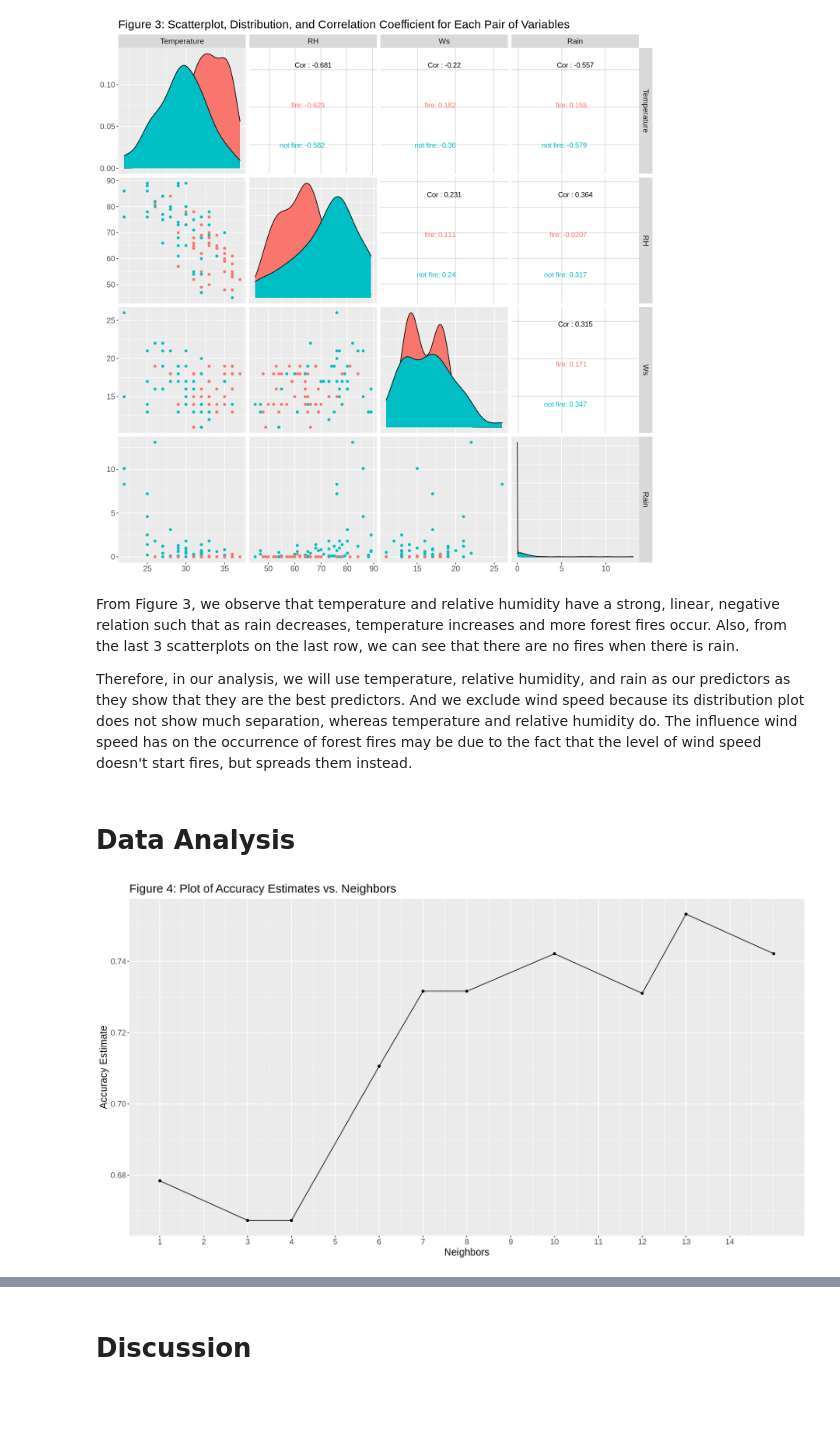
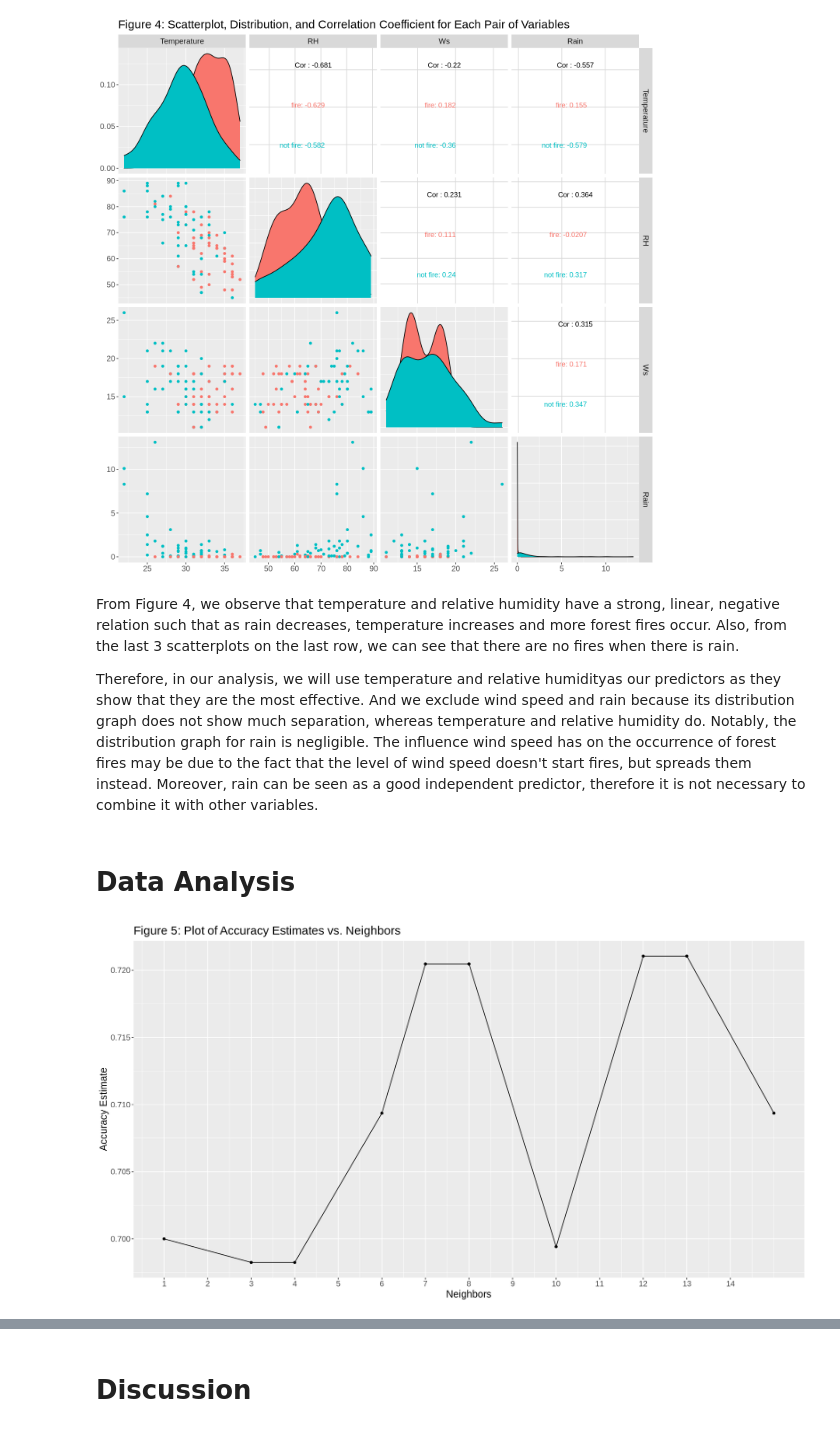
Before and after one commit to a-kong/dsci100-project, a Jupyter notebook: report.ipynb, the cells around one changed output, grey strips where cells are left out. Cells and saved outputs as stored; diff of their text form; code cells hidden in the pictures; blank space fills up the shorter version.

```diff
--- a/report.ipynb
+++ b/report.ipynb
@@ -139,7 +123,7 @@ The table shows that there are $45$ observations labelled as "fire" and $48$ obs
 # Preparing the training data for visualization
 
 # preprocess and standardize data by centering and scaling
-bejaia_recipe <- recipe(Classes ~ Temperature + RH + Rain, data = bejaia_train) %>%
+bejaia_recipe <- recipe(Classes ~ Temperature + RH + Rain + Ws, data = bejaia_train) %>%
                  step_center(all_predictors()) %>%
                  step_scale(all_predictors())
 
@@ -191,49 +184,49 @@ pairs_bejaia
 # %% [output]
 [figure]
 # %% [markdown]
-From Figure 3, we observe that temperature and relative humidity have a strong, linear, negative relation such that as rain decreases, temperature increases and more forest fires occur. Also, from the last 3 scatterplots on the last row, we can see that there are no fires when there is rain.
+From Figure 4, we observe that temperature and relative humidity have a strong, linear, negative relation such that as rain decreases, temperature increases and more forest fires occur. Also, from the last 3 scatterplots on the last row, we can see that there are no fires when there is rain.
 
-Therefore, in our analysis, we will use temperature, relative humidity, and rain as our predictors as they show that they are the best predictors. And we exclude wind speed because its distribution plot does not show much separation, whereas temperature and relative humidity do. The influence wind speed has on the occurrence of forest fires may be due to the fact that the level of wind speed doesn't start fires, but spreads them instead.
+Therefore, in our analysis, we will use temperature and relative humidityas our predictors as they show that they are the most effective. And we exclude wind speed and rain because its distribution graph does not show much separation, whereas temperature and relative humidity do. Notably, the distribution graph for rain is negligible. The influence wind speed has on the occurrence of forest fires may be due to the fact that the level of wind speed doesn't start fires, but spreads them instead. Moreover, rain can be seen as a good independent predictor, therefore it is not necessary to combine it with other variables.
 # %% [markdown]
 # Data Analysis
 # %%
 # Finding the best K
 
 # update the recipe
-bajaia_recipe <- recipe(Classes ~ Temperature + RH + Rain, data = bejaia_train) %>%
+bajaia_recipe <- recipe(Classes ~ Temperature + RH, data = bejaia_train) %>%
                  step_center(all_predictors()) %>%
                  step_scale(all_predictors())
 
 # set up the model
 bejaia_spec <- nearest_neighbor(weight_func = "rectangular", neighbors = tune()) %>%
                set_engine("kknn") %>%
                set_mode("classification")
 
 # perform 5-fold cross-validation
 bejaia_vfold <- vfold_cv(bejaia_train, v = 5, strata = Classes)
 
 bejaia_workflow <- workflow() %>%
                    add_recipe(bejaia_recipe) %>%
                    add_model(bejaia_spec) %>%
                    tune_grid(resamples = bejaia_vfold, grid = 10) %>%
                    collect_metrics()
 
 # determine the accuracy of the classifier
 bejaia_accuracy <- bejaia_workflow %>%
                    filter(.metric == "accuracy")
 
 # plot Accuracy Estimates vs. Neighbours
 options(repr.plot.width = 15, repr.plot.height = 8)
 
 accuracy_plot <- bejaia_accuracy %>%
                  ggplot(aes(x = neighbors, y = mean)) +
                  geom_point() +
                  geom_line() +
-                 ggtitle("Figure 4: Plot of Accuracy Estimates vs. Neighbors") +
+                 ggtitle("Figure 5: Plot of Accuracy Estimates vs. Neighbors") +
                  labs(x = "Neighbors", y = "Accuracy Estimate") +
                  scale_x_continuous(breaks = seq(0, 14, by = 1)) +
                  theme(text = element_text(size = 15))
 accuracy_plot
 # %% [output]
-[figure, old version]
+[figure, new version]
 # %% [markdown]
```
Also changed, not shown: parts of 15 cells of this notebook.
